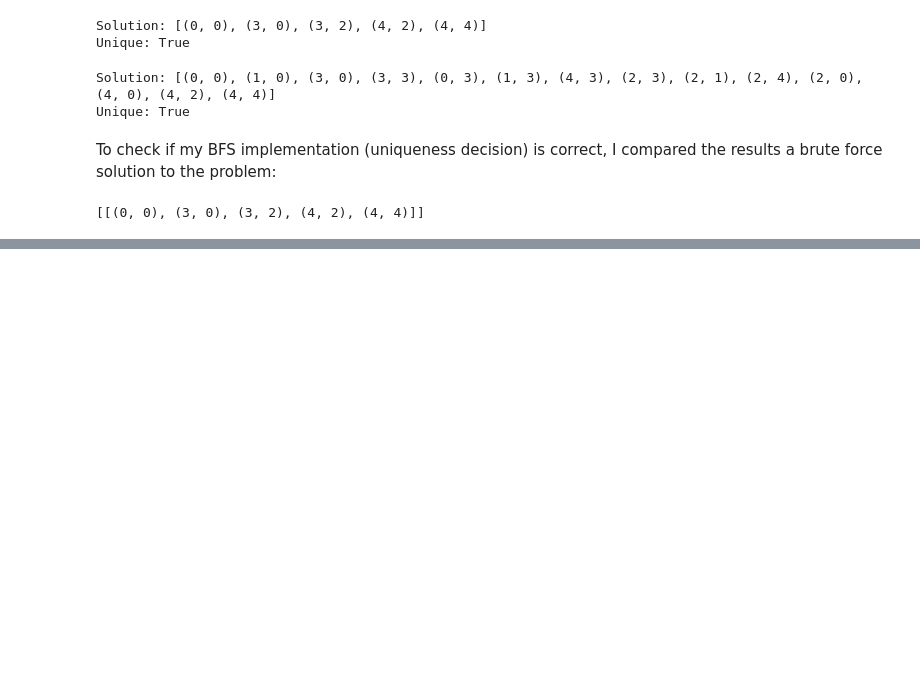
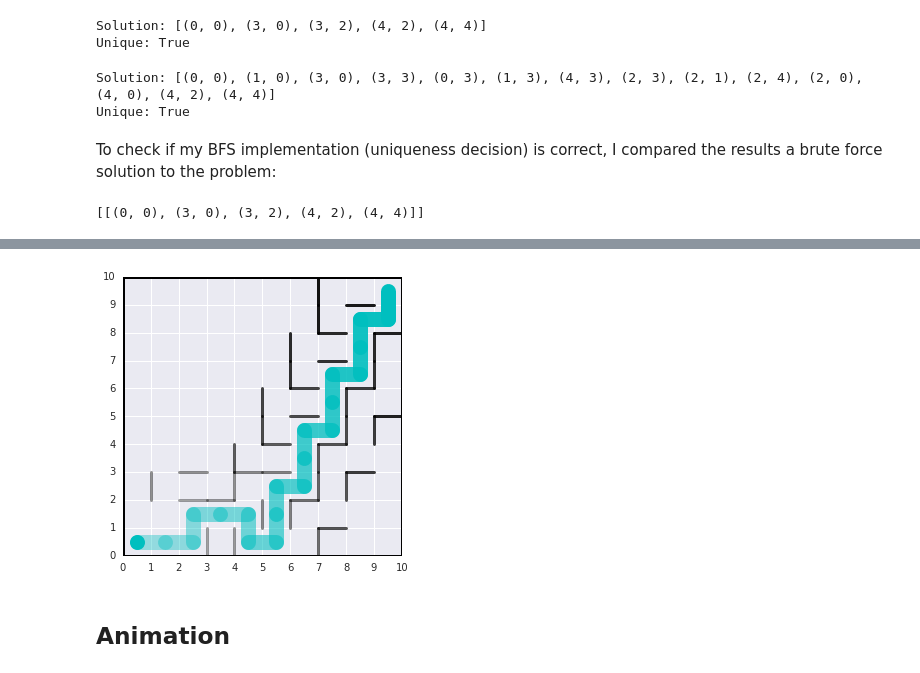
Before and after one commit to effa/iv122, a Jupyter notebook: 13-graphs-mazes.ipynb, the cells around one changed output, grey strips where cells are left out. Drawn from its saved outputs; the diff is of its cells as text; code cells hidden in the pictures; blank space fills up the shorter version.

```diff
--- a/13-graphs-mazes.ipynb
+++ b/13-graphs-mazes.ipynb
@@ -264,0 +284,6 @@ draw_solution(solve_quantum_maze(size=4))
+# %%
+draw_solution(solution10)
+# %% [output]
+[figure, added]
+# %% [markdown]
+## Animation
```
Also changed, not shown: parts of 17 cells of this notebook, 4 other files.
